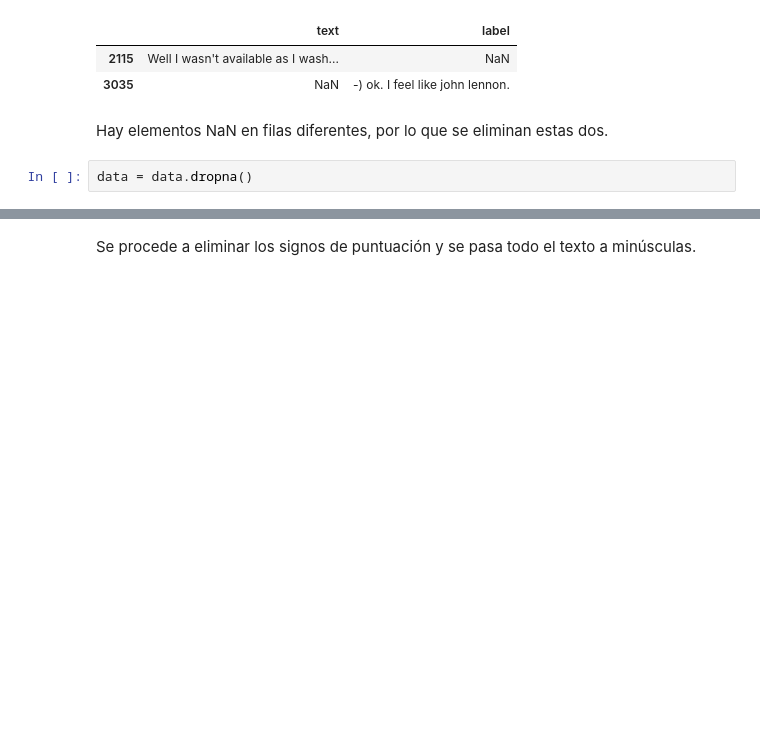
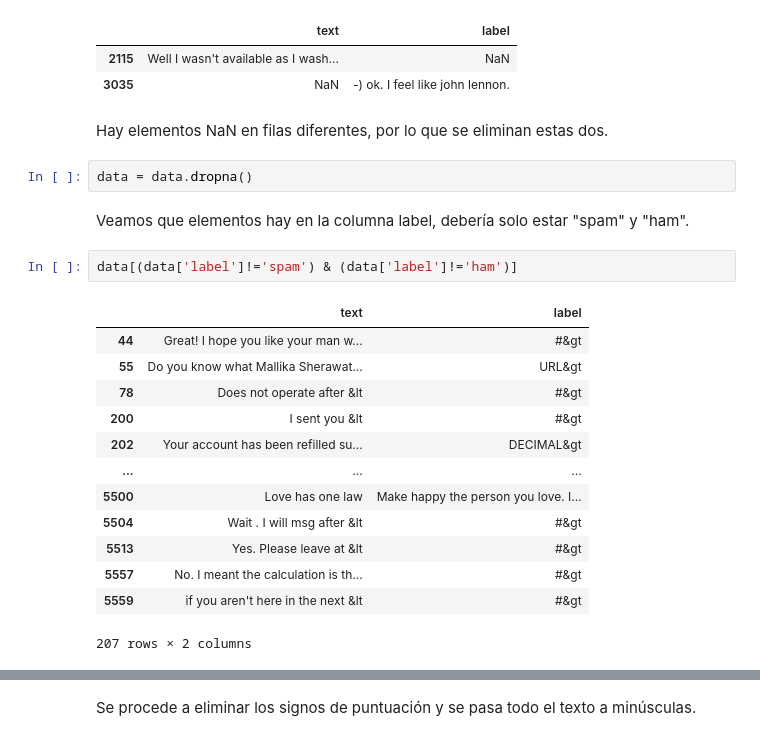
Before and after one commit to mvarasg/CC6204, a Jupyter notebook: Tareas/T3/Tarea_3_Deep_Learning.ipynb, the cells around one changed output, grey strips where cells are left out. Cells and saved outputs as stored; diff of their text form; blank space fills up the shorter version.

```diff
--- a/Tareas/T3/Tarea_3_Deep_Learning.ipynb
+++ b/Tareas/T3/Tarea_3_Deep_Learning.ipynb
@@ -108,3 +108,21 @@ data[data.isna().any(axis=1)]
 Hay elementos NaN en filas diferentes, por lo que se eliminan estas dos.
 # %%
 data = data.dropna()
+# %% [markdown]
+Veamos que elementos hay en la columna label, debería solo estar "spam" y "ham".
+# %%
+data[(data['label']!='spam') & (data['label']!='ham')]
+# %% [output]
+|  | text | label |
+| 44 | Great! I hope you like your man w... | #&gt |
+| 55 | Do you know what Mallika Sherawat... | URL&gt |
+| 78 | Does not operate after &lt | #&gt |
+| 200 | I sent you &lt | #&gt |
+| 202 | Your account has been refilled su... | DECIMAL&gt |
+| ... | ... | ... |
+| 5500 | Love has one law | Make happy the person you love. I... |
+| 5504 | Wait . I will msg after &lt | #&gt |
+| 5513 | Yes. Please leave at &lt | #&gt |
+| 5557 | No. I meant the calculation is th... | #&gt |
+| 5559 | if you aren't here in the next &lt | #&gt |
+207 rows × 2 columns
```
Also changed, not shown: parts of 23 cells of this notebook, 1 other file.
